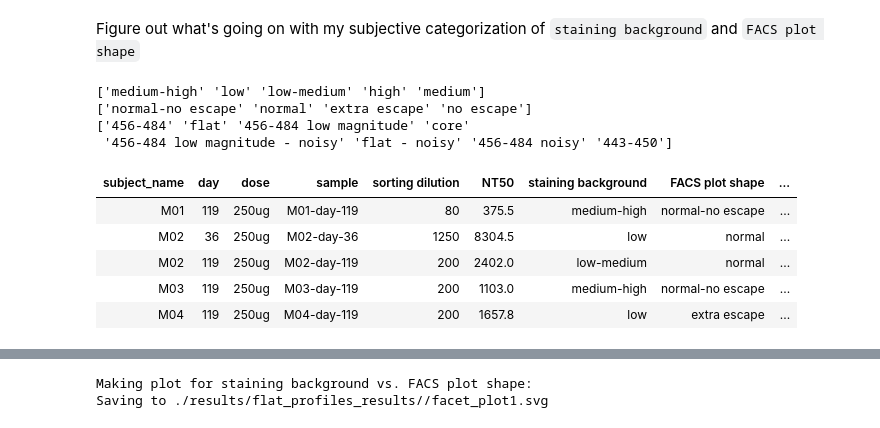
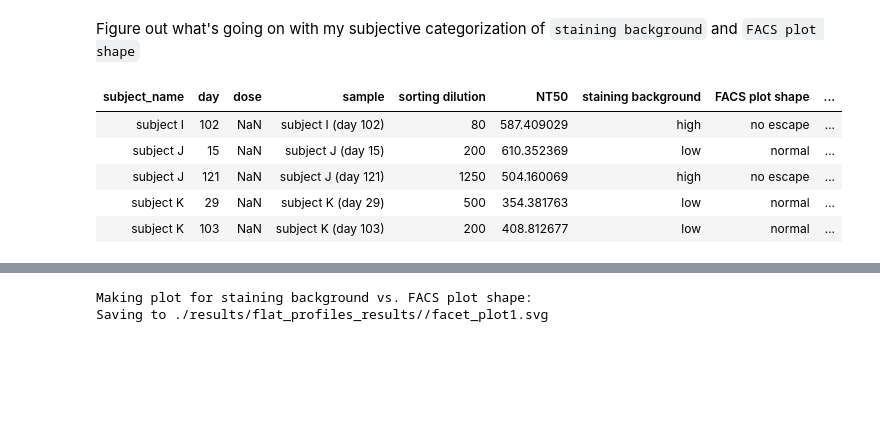
Before and after one commit to jbloomlab/SARS-CoV-2-RBD_MAP_Moderna, a Jupyter notebook: experimental_data/flat_profiles.ipynb, the cells around one changed output, grey strips where cells are left out. Drawn from its saved outputs; the diff is of its cells as text; code cells hidden in the pictures; blank space fills up the shorter version.

```diff
--- a/experimental_data/flat_profiles.ipynb
+++ b/experimental_data/flat_profiles.ipynb
@@ -57,25 +65,8 @@ display(HTML(metadata.head().to_html(index=False)))
 # %% [markdown]
 Figure out what's going on with my subjective categorization of `staining background` and `FACS plot shape`
 # %%
-print(metadata['staining background'].unique())
-print(metadata['FACS plot shape'].unique())
-print(metadata['escape map'].unique())
-
 staining_background_order = ['low', 'low-medium', 'medium', 'medium-high', 'high']
-staining_background_numerical = {'low':0,
-                                 'low-medium':1,
-                                 'medium':2,
-                                 'medium-high':3,
-                                 'high':4
-                                }
-
 facs_shape_order = ['extra escape', 'normal', 'normal-no escape', 'no escape']
-facs_shape_numerical = {'extra escape':0,
-                        'normal':1,
-                        'normal-no escape':2,
-                        'no escape':3
-                       }
-
 map_order=['456-484',
            '456-484 low magnitude',
            '456-484 noisy',
@@ -84,53 +75,34 @@ map_order=['456-484',
            'core',
            'flat - noisy',
            'flat', ]
-
-map_order_numerical={
-    '456-484':0,
-    '456-484 low magnitude':0.25,
-    '456-484 noisy':0.5,
-    '456-484 low magnitude - noisy':0.75,
-    '443-450':1,
-    'core':2,
-    'flat - noisy':3,
-    'flat':3.5,
-}
-# %% [output]
-['medium-high' 'low' 'low-medium' 'high' 'medium']
-['normal-no escape' 'normal' 'extra escape' 'no escape']
-['456-484' 'flat' '456-484 low magnitude' 'core'
- '456-484 low magnitude - noisy' 'flat - noisy' '456-484 noisy' '443-450']
 # %%
 kwargs = {
           'staining background': lambda x: pd.Categorical(x['staining background'],
                                                           ordered=True,
                                                           categories=staining_background_order
                                                          ),
           'FACS plot shape': lambda x: pd.Categorical(x['FACS plot shape'],
                                                       ordered=True,
                                                       categories=facs_shape_order
                                                      ),
           'escape map': lambda x: pd.Categorical(x['escape map'],
                                                  ordered=True,
                                                  categories=map_order
                                                 ),
          }
 
 metadata = (metadata
-            .assign(staining_background_numerical=lambda x: x['staining background'].map(staining_background_numerical),
-                    facs_shape_numerical=lambda x: x['FACS plot shape'].map(facs_shape_numerical),
-                    map_order_numerical=lambda x: x['escape map'].map(map_order_numerical),
-                    log10_NT50=lambda x: np.log10(x['NT50']),
+            .assign(log10_NT50=lambda x: np.log10(x['NT50']),
                     log2_sortdilution=lambda x: np.log2(x['sorting dilution']),
                     **kwargs,
                    )
            )
 
-display(HTML(metadata.head().to_html(index=False)))
+display(HTML(metadata.tail().to_html(index=False)))
 # %% [output]
 | subject_name | day | dose | sample | sorting dilution | NT50 | staining background | FACS plot shape | ... |
-| M01 | 119 | 250ug | M01-day-119 | 80 | 375.5 | medium-high | normal-no escape | ... |
-| M02 | 36 | 250ug | M02-day-36 | 1250 | 8304.5 | low | normal | ... |
-| M02 | 119 | 250ug | M02-day-119 | 200 | 2402.0 | low-medium | normal | ... |
-| M03 | 119 | 250ug | M03-day-119 | 200 | 1103.0 | medium-high | normal-no escape | ... |
-| M04 | 119 | 250ug | M04-day-119 | 200 | 1657.8 | low | extra escape | ... |
+| subject I | 102 | NaN | subject I (day 102) | 80 | 587.409029 | high | no escape | ... |
+| subject J | 15 | NaN | subject J (day 15) | 200 | 610.352369 | low | normal | ... |
+| subject J | 121 | NaN | subject J (day 121) | 1250 | 504.160069 | high | no escape | ... |
+| subject K | 29 | NaN | subject K (day 29) | 500 | 354.381763 | low | normal | ... |
+| subject K | 103 | NaN | subject K (day 103) | 200 | 408.812677 | low | normal | ... |
```
Also changed, not shown: parts of 15 cells of this notebook, 19 other files.
